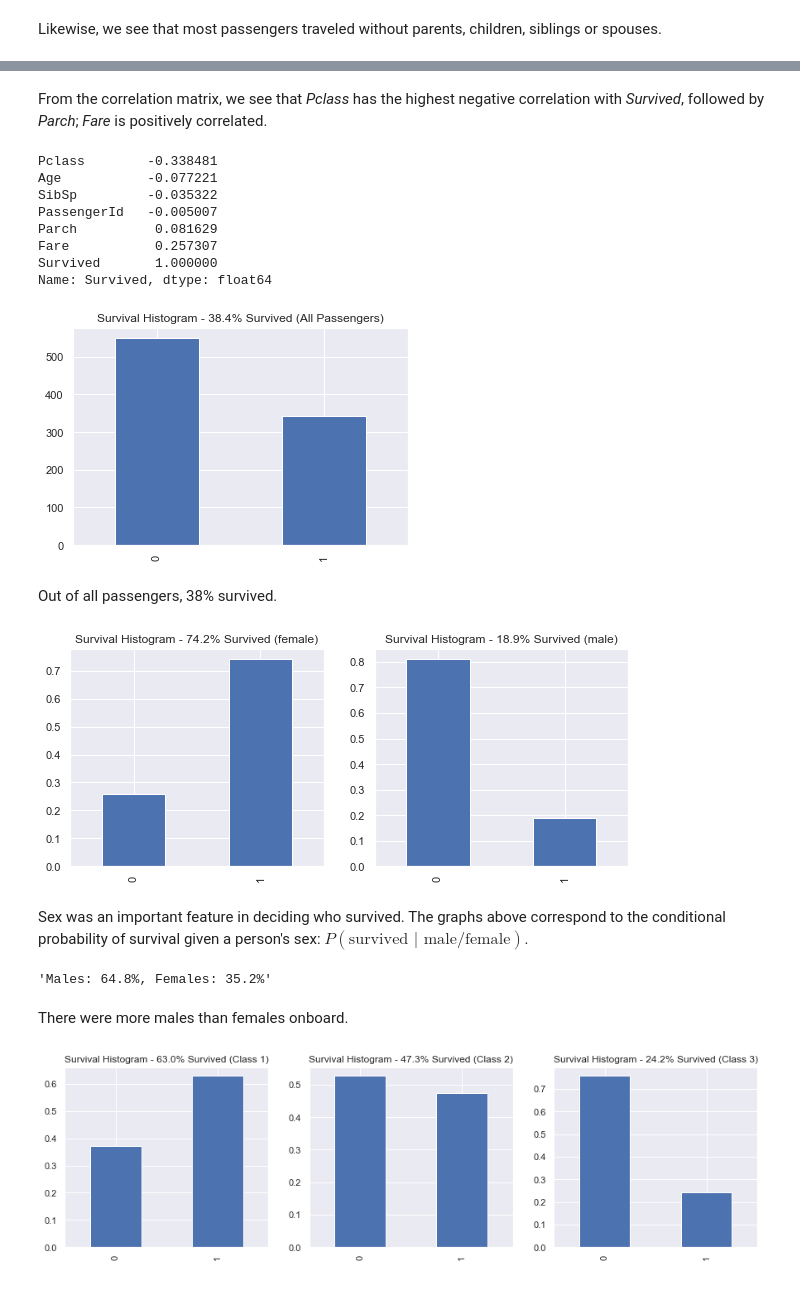
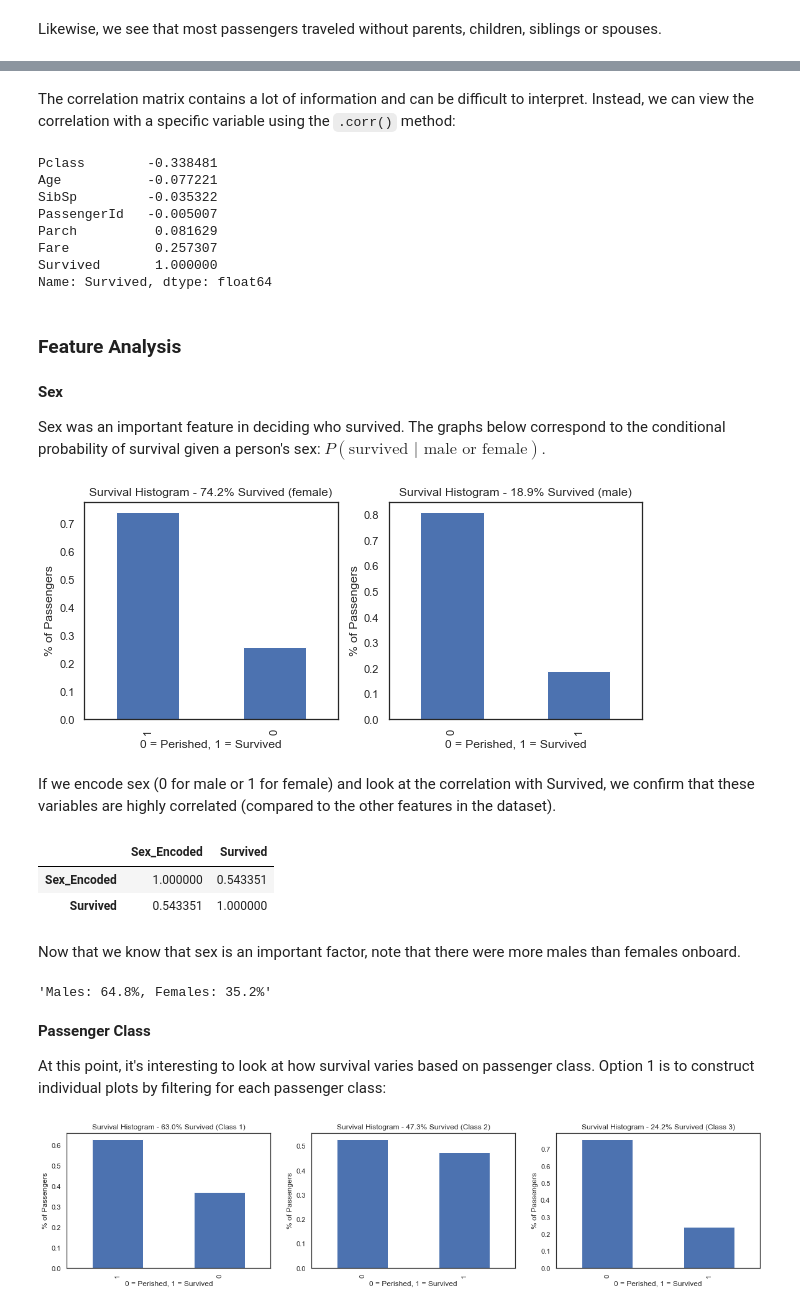
Before and after one commit to amypeniston/data-science-toolbox, a Jupyter notebook: kaggle_competitions/titanic/1_EDA.ipynb, the cells around one changed output, grey strips where cells are left out. Cells and saved outputs as stored; diff of their text form; code cells hidden in the pictures.

````diff
--- a/kaggle_competitions/titanic/1_EDA.ipynb
+++ b/kaggle_competitions/titanic/1_EDA.ipynb
@@ -6,5 +6,6 @@ import matplotlib.pyplot as plt
 import seaborn as sns
 import numpy as np
 
-sns.set()
+%matplotlib inline
 plt.rcParams["figure.figsize"] = (10, 8)
+sns.set(style='white', context='notebook', palette='deep')
@@ -90,8 +165,9 @@ We will have to deal with missing values for Age, Cabin and Embarked.
 # %%
-fig, axs = plt.subplots(1,3, figsize=(15,4))
+fig, axs = plt.subplots(1,3, figsize=(20,4))
 
 for i, f in enumerate(["Fare", "Age", "Pclass"]):
     sns.distplot(train[f].dropna(), kde=False, ax=axs[i]).set_title(f)
+    axs[i].set(ylabel="# of Passengers")
 
 plt.suptitle("Feature Histograms (Ignoring Missing Values)")
 plt.show()
@@ -100,10 +176,11 @@ plt.show()
 # %% [markdown]
 The histograms above show that the majority of fares were less than 100 dollars. The majority of passengers were in the 20 to 40 age range and approximately the same number of passengers were in 3rd class as there were in 1st and 2nd class combined.
 # %%
-fig, axs = plt.subplots(1,2, figsize=(15,4))
+fig, axs = plt.subplots(1,2, figsize=(20,4))
 
 for i, f in enumerate(["Parch", "SibSp"]):
     sns.distplot(train[f].dropna(), kde=False, ax=axs[i]).set_title(f)
+    axs[i].set(ylabel="# of Passengers")
 
 plt.suptitle("Feature Histograms (Ignoring Missing Values)")
 plt.show()
@@ -119,5 +198,5 @@ plt.show()
-# %% [markdown]
-From the correlation matrix, we see that *Pclass* has the highest negative correlation with *Survived*, followed by *Parch*; *Fare* is positively correlated.
+# %% [markdown]
+The correlation matrix contains a lot of information and can be difficult to interpret. Instead, we can view the correlation with a specific variable using the ```.corr()``` method:
 # %%
 train.corr()["Survived"].sort_values()
 # %% [output]
@@ -129,45 +208,54 @@ Parch          0.081629
 Fare           0.257307
 Survived       1.000000
 Name: Survived, dtype: float64
-# %%
-train_survived = train["Survived"].value_counts()
-train_s_rate = train_survived[1] / train_survived.sum()
-
-train_survived.plot(kind="bar")
-plt.title("Survival Histogram - {:0.1%} Survived (All Passengers)".format(train_s_rate))
-
-plt.show()
-# %% [output]
-[figure, removed]
-# %% [markdown]
-Out of all passengers, 38% survived.
+# %% [markdown]
+### Feature Analysis
+# %% [markdown]
+**Sex**
+
+Sex was an important feature in deciding who survived. The graphs below correspond to the conditional probability of survival given a person's sex: $P(\text{survived } | \text{ male or female})$.
 # %%
 fig, axs = plt.subplots(1, 2, figsize=(10,4))
 for i, sex in enumerate(["female", "male"]):
-    temp = train[train["Sex"] == sex]["Survived"].value_counts()
-    p_surv_given_sex = (temp / temp.sum()).sort_index()
-    p_surv_given_sex.plot(kind="bar", ax=axs[i])
-    axs[i].set_title("Survival Histogram - {:0.1%} Survived ({})".format(p_surv_given_sex[1], sex))
+    p = train[train["Sex"] == sex]["Survived"].value_counts(normalize=True)
+    p.plot(kind="bar", ax=axs[i])
+    axs[i].set_title("Survival Histogram - {:0.1%} Survived ({})".format(p[1], sex))
+    axs[i].set_ylabel("% of Passengers")
+    axs[i].set_xlabel("0 = Perished, 1 = Survived")
 # %% [output]
-[figure, old version]
+[figure, new version]
-# %% [markdown]
-Sex was an important feature in deciding who survived. The graphs above correspond to the conditional probability of survival given a person's sex: $P(\text{survived } | \text{ male/female})$.
+# %% [markdown]
+If we encode sex (0 for male or 1 for female) and look at the correlation with Survived, we confirm that these variables are highly correlated (compared to the other features in the dataset).
+# %%
+sex_map = {"male": 0, "female": 1}
+sex_encoded = train["Sex"].map(sex_map)
+
+sex_df = pd.DataFrame({"Sex_Encoded": sex_encoded, "Survived": train["Survived"]})
+sex_df.corr()
+# %% [output]
+|  | Sex_Encoded | Survived |
+| Sex_Encoded | 1.000000 | 0.543351 |
+| Survived | 0.543351 | 1.000000 |
+# %% [markdown]
+Now that we know that sex is an important factor, note that there were more males than females onboard.
 # %%
 n_male = len(train[train["Sex"] == "male"])
 n_female = len(train[train["Sex"] == "female"])
 "Males: {:.1%}, Females: {:.1%}".format(n_male / len(train), n_female / len(train))
 # %% [output]
 'Males: 64.8%, Females: 35.2%'
-# %% [markdown]
-There were more males than females onboard.
+# %% [markdown]
+**Passenger Class**
+
+At this point, it's interesting to look at how survival varies based on passenger class. Option 1 is to construct individual plots by filtering for each passenger class:
 # %%
-fig, axs = plt.subplots(1, 3, figsize=(15,4))
-pclass_survival = []
+fig, axs = plt.subplots(1, 3, figsize=(20,4))
+
 for i, pclass in enumerate([1, 2, 3]):
-    temp = train[train["Pclass"] == pclass]["Survived"].value_counts()
-    p_surv_given_pclass = (temp / temp.sum()).sort_index()
-    pclass_survival.append(p_surv_given_pclass[1])
-    p_surv_given_pclass.plot(kind="bar", ax=axs[i])
-    axs[i].set_title("Survival Histogram - {:0.1%} Survived (Class {})".format(p_surv_given_pclass[1], pclass))
+    p = train[train["Pclass"] == pclass]["Survived"].value_counts(normalize=True)
+    p.plot(kind="bar", ax=axs[i])
+    axs[i].set_title("Survival Histogram - {:0.1%} Survived (Class {})".format(p[1], pclass))
+    axs[i].set_ylabel("% of Passengers")
+    axs[i].set_xlabel("0 = Perished, 1 = Survived")
 # %% [output]
-[figure, old version]
+[figure, new version]
````
Also changed, not shown: parts of 45 cells of this notebook, 1 other file.
